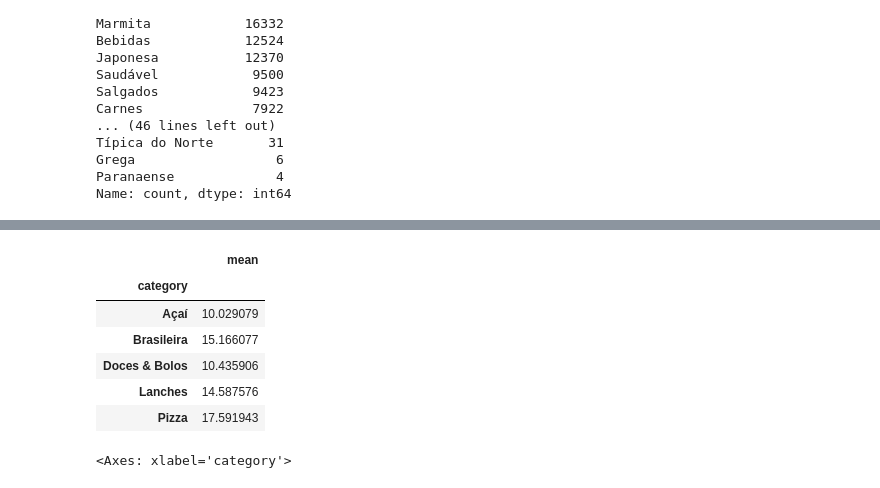
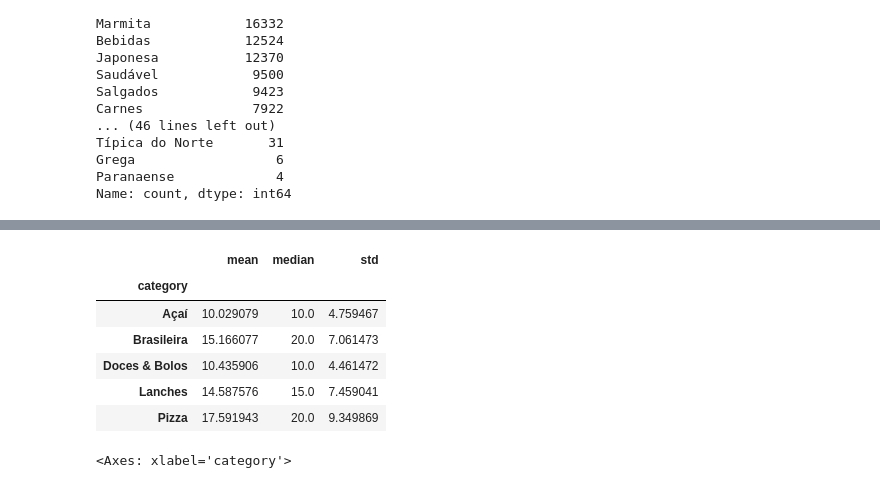
Before and after one commit to Laurentius96/DNC-DataScience, a Jupyter notebook: Materia_7-Estatistica/Aulas/DNC_DSM7_Material_medidas_estatisticas.ipynb, the cells around one changed output, grey strips where cells are left out. Saved outputs shown, nothing was run; the diff lists cells and outputs as text; code cells hidden in the pictures.

```diff
--- a/Materia_7-Estatistica/Aulas/DNC_DSM7_Material_medidas_estatisticas.ipynb
+++ b/Materia_7-Estatistica/Aulas/DNC_DSM7_Material_medidas_estatisticas.ipynb
@@ -970,12 +985,12 @@ df_tmp = df[df["category"].isin(categories_to_use)]
 # %%
-df_tmp.groupby("category")["minimumOrderValue"].agg(["mean"])
+df_tmp.groupby("category")["minimumOrderValue"].agg(["mean", "median", "std"])
 # %% [output]
-|  | mean |
-| category |  |
-| Açaí | 10.029079 |
-| Brasileira | 15.166077 |
-| Doces & Bolos | 10.435906 |
-| Lanches | 14.587576 |
-| Pizza | 17.591943 |
+|  | mean | median | std |
+| category |  |  |  |
+| Açaí | 10.029079 | 10.0 | 4.759467 |
+| Brasileira | 15.166077 | 20.0 | 7.061473 |
+| Doces & Bolos | 10.435906 | 10.0 | 4.461472 |
+| Lanches | 14.587576 | 15.0 | 7.459041 |
+| Pizza | 17.591943 | 20.0 | 9.349869 |
 # %%
 df_tmp.groupby("category")["minimumOrderValue"].agg(["mean"]).plot.bar()
```
Also changed, not shown: parts of 3 cells of this notebook.
